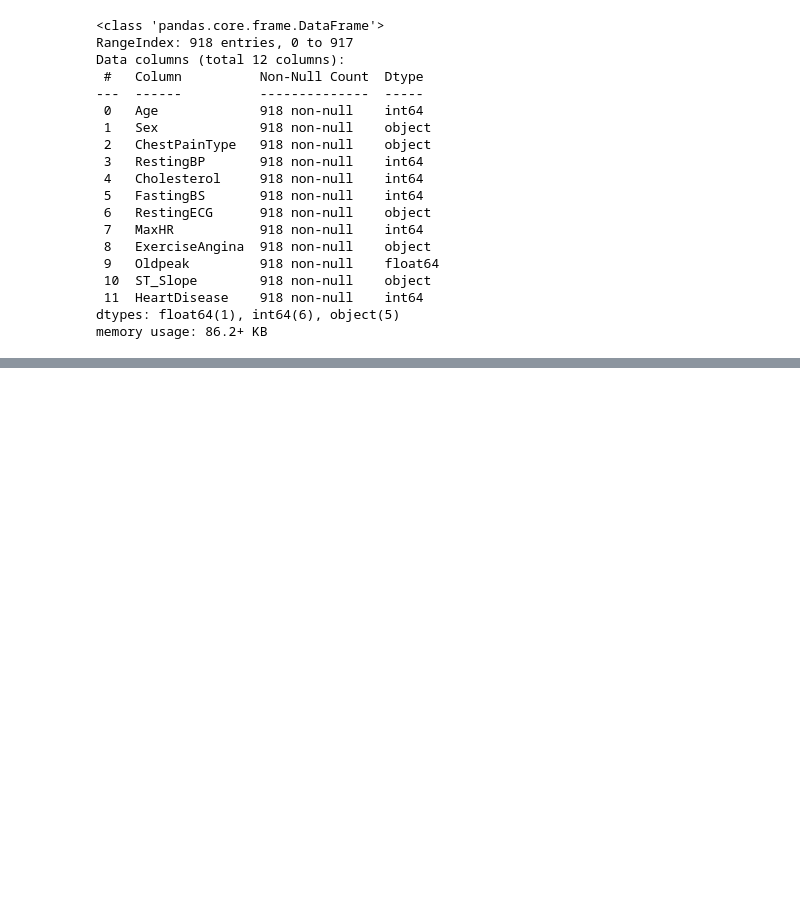
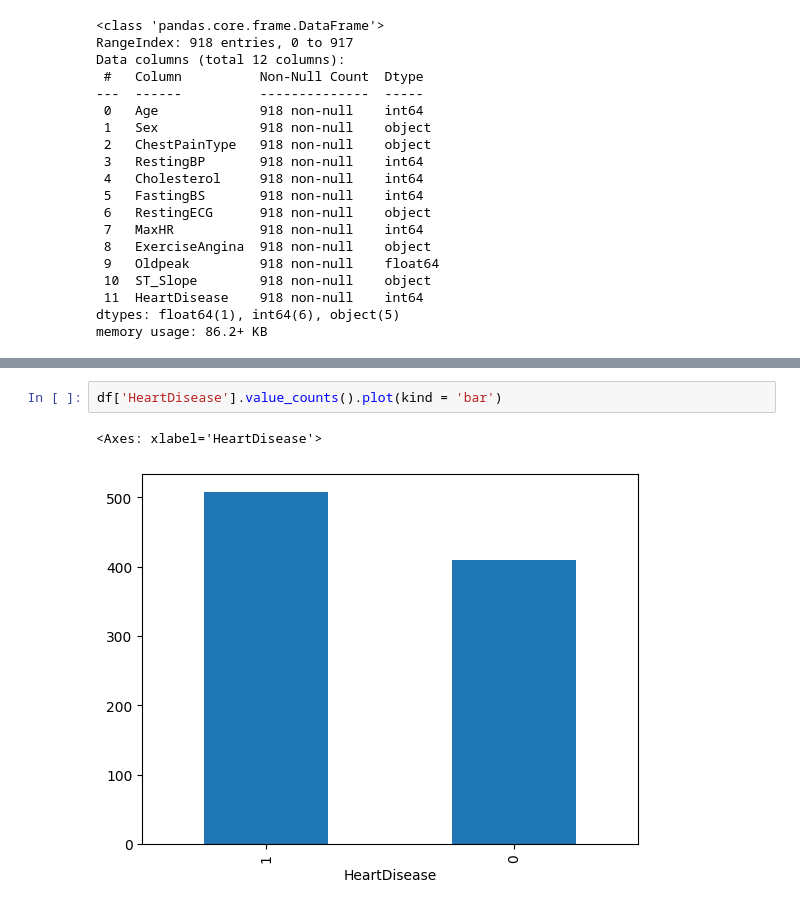
Before and after one commit to Supan-Roy/Data-Science-and-Machine-Learning, a Jupyter notebook: Machine Learning Part 1 - Foundation/Project 2 - Heart Disease.ipynb, the cells around one changed output, grey strips where cells are left out. Saved outputs shown, nothing was run; the diff lists cells and outputs as text; blank space fills up the shorter version.

```diff
--- a/Machine Learning Part 1 - Foundation/Project 2 - Heart Disease.ipynb
+++ b/Machine Learning Part 1 - Foundation/Project 2 - Heart Disease.ipynb
@@ -54,0 +79,5 @@ memory usage: 86.2+ KB
+# %%
+df['HeartDisease'].value_counts().plot(kind = 'bar')
+# %% [output]
+<Axes: xlabel='HeartDisease'>
+[figure, added]
```
Also changed, not shown: parts of 16 cells of this notebook.
